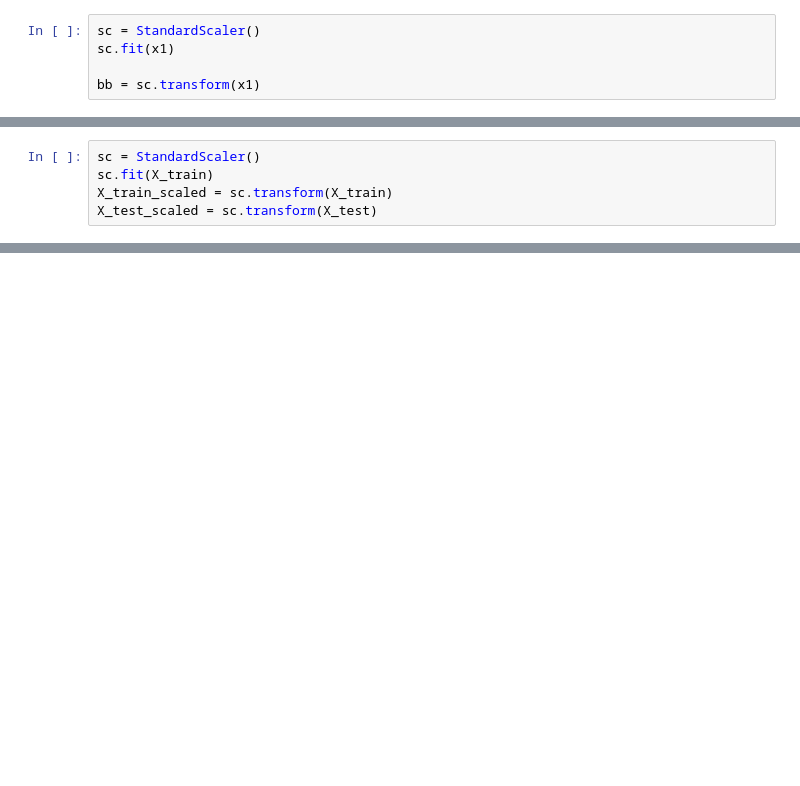
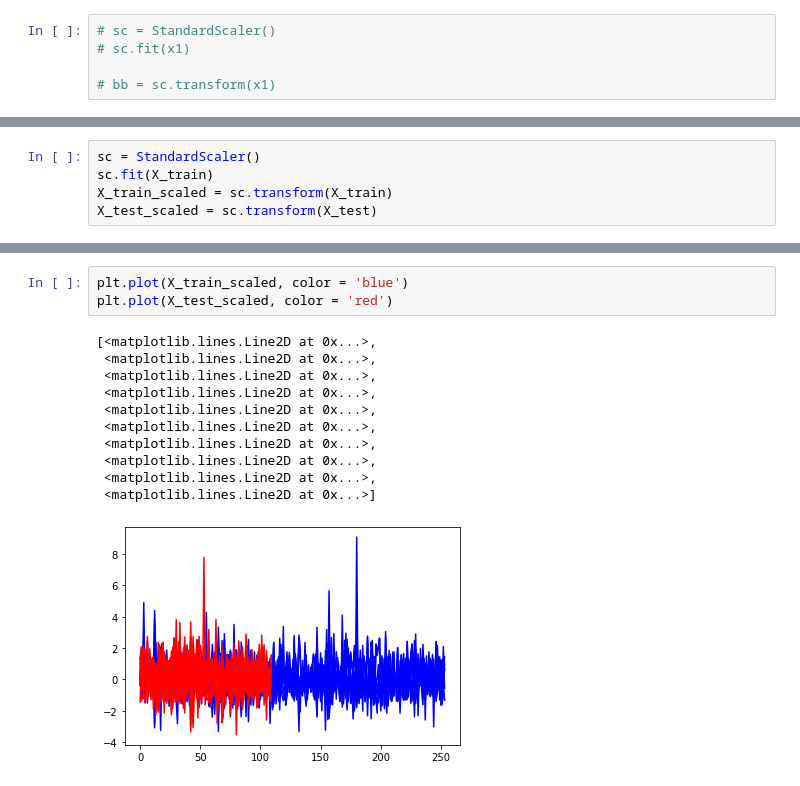
Before and after one commit to joshjovanov/BUSA3021-Final, a Jupyter notebook: Stockland.ipynb, the cells around one changed output, grey strips where cells are left out. Cells and saved outputs as stored; diff of their text form; blank space fills up the shorter version.

```diff
--- a/Stockland.ipynb
+++ b/Stockland.ipynb
@@ -305,5 +360,5 @@ plt.title('\nHeatmap: Average Rainfall Per Location\n\n', fontsize=14, fontweigh
 # %%
-sc = StandardScaler()
-sc.fit(x1)
+# sc = StandardScaler()
+# sc.fit(x1)
 
-bb = sc.transform(x1)
+# bb = sc.transform(x1)
@@ -403,0 +461,15 @@ Mean Squared Error of Gradient Booster = 723795.505
+# %%
+plt.plot(X_train_scaled, color = 'blue')
+plt.plot(X_test_scaled, color = 'red')
+# %% [output]
+[<matplotlib.lines.Line2D at 0x...>,
+ <matplotlib.lines.Line2D at 0x...>,
+ <matplotlib.lines.Line2D at 0x...>,
+ <matplotlib.lines.Line2D at 0x...>,
+ <matplotlib.lines.Line2D at 0x...>,
+ <matplotlib.lines.Line2D at 0x...>,
+ <matplotlib.lines.Line2D at 0x...>,
+ <matplotlib.lines.Line2D at 0x...>,
+ <matplotlib.lines.Line2D at 0x...>,
+ <matplotlib.lines.Line2D at 0x...>]
+[figure, added]
```
Also changed, not shown: parts of 21 cells of this notebook.
